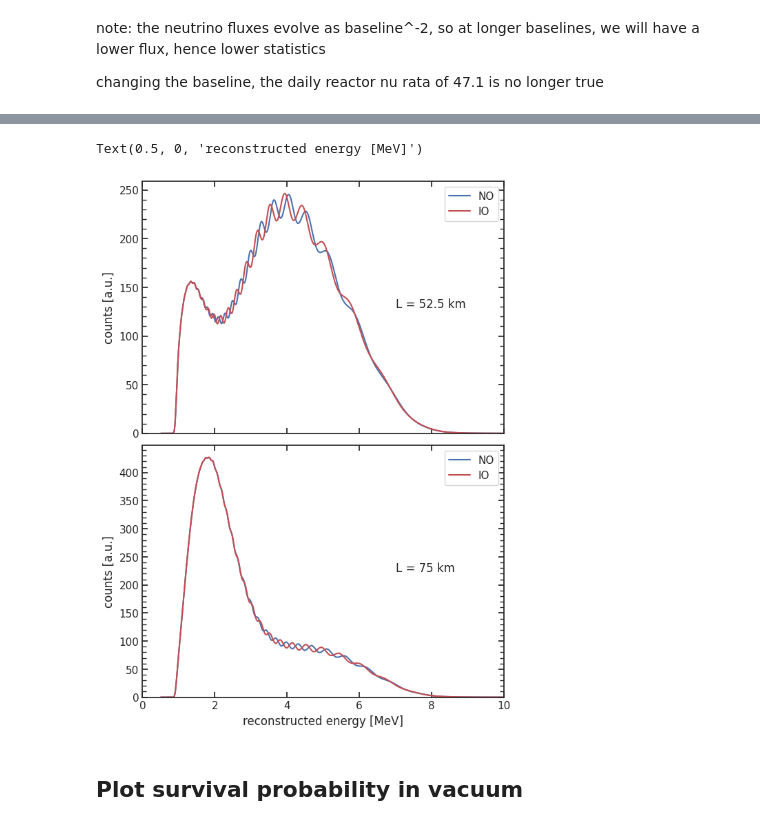
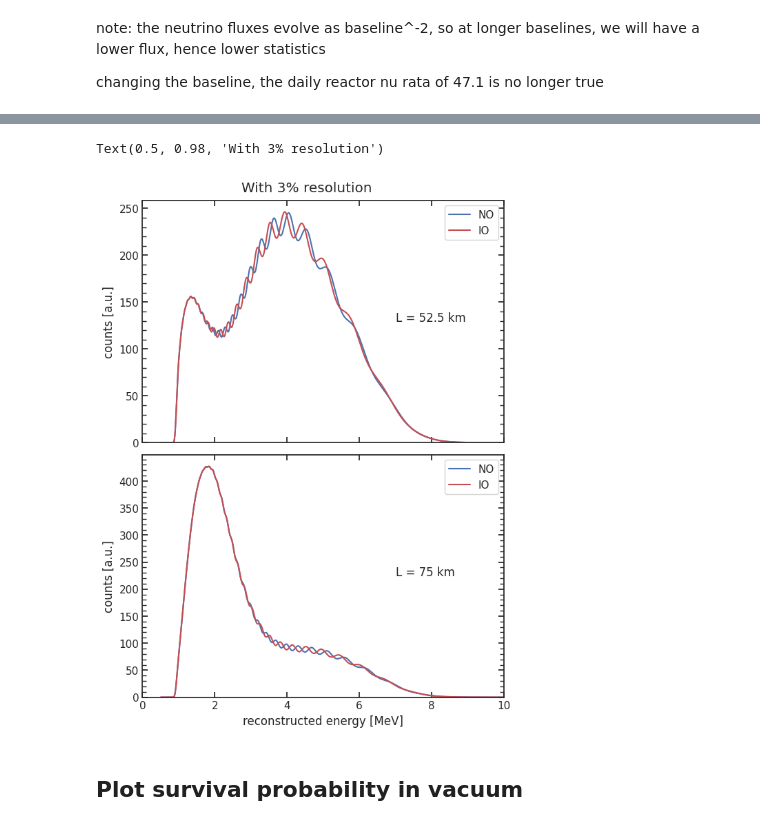
Before and after one commit to Beola0/inss2023, a Jupyter notebook: juno_homework.ipynb, the cells around one changed output, grey strips where cells are left out. Cells and saved outputs as stored; diff of their text form; code cells hidden in the pictures.

```diff
--- a/juno_homework.ipynb
+++ b/juno_homework.ipynb
@@ -235,22 +239,24 @@ Text(0.5, 0, 'reconstructed energy [MeV]')
 # %%
 fig, axes = plt.subplots(2, 1, constrained_layout=True, sharex=True, figsize=[6,8])
 
 for ii, bsl in enumerate(baselines):
     axes[ii].plot(NO_list_res[ii].E, NO_list_res[ii].counts, label="NO", c="b")
     axes[ii].plot(IO_list_res[ii].E, IO_list_res[ii].counts, label="IO", c="r")
 
 for ii, ax in enumerate(axes):
     ax.legend()
     ax.set_ylabel("counts [a.u.]")
     ax.set_ylim(bottom=0)
     ax.set_xlim(right=10, left=0)
     text = f"L = {baselines[ii]} km"
     ax.text(0.7, 0.5, text, transform=ax.transAxes)
 
 axes[-1].set_xlabel("reconstructed energy [MeV]")
+
+fig.suptitle("With 3% resolution")
 # %% [output]
-Text(0.5, 0, 'reconstructed energy [MeV]')
+Text(0.5, 0.98, 'With 3% resolution')
-[figure, old version]
+[figure, new version]
 # %% [markdown]
 ## Plot survival probability in vacuum
 # %%
```
Also changed, not shown: parts of 2 cells of this notebook, 3 other files.
